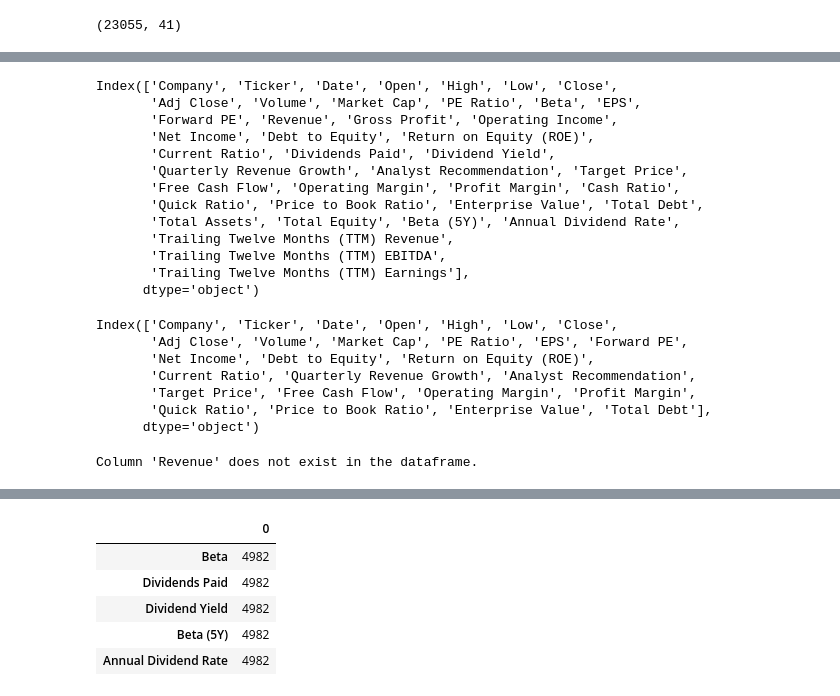
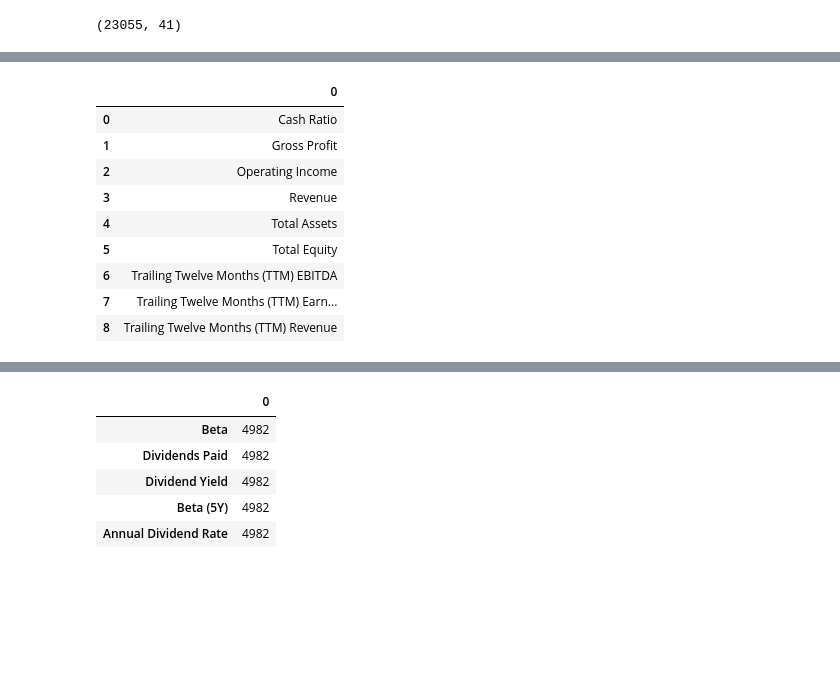
Before and after one commit to madhan96p/FAANG, a Jupyter notebook: FAANG_cleaning.ipynb, the cells around one changed output, grey strips where cells are left out. Cells and saved outputs as stored; diff of their text form; code cells hidden in the pictures; blank space fills up the shorter version.

```diff
--- a/FAANG_cleaning.ipynb
+++ b/FAANG_cleaning.ipynb
@@ -60,38 +44,14 @@ dd.shape # without code 14 columns were dropped and with code 9 columns were dro
-# %%
-df.columns
-# %% [output]
-Index(['Company', 'Ticker', 'Date', 'Open', 'High', 'Low', 'Close',
-       'Adj Close', 'Volume', 'Market Cap', 'PE Ratio', 'Beta', 'EPS',
-       'Forward PE', 'Revenue', 'Gross Profit', 'Operating Income',
-       'Net Income', 'Debt to Equity', 'Return on Equity (ROE)',
-       'Current Ratio', 'Dividends Paid', 'Dividend Yield',
-       'Quarterly Revenue Growth', 'Analyst Recommendation', 'Target Price',
-       'Free Cash Flow', 'Operating Margin', 'Profit Margin', 'Cash Ratio',
-       'Quick Ratio', 'Price to Book Ratio', 'Enterprise Value', 'Total Debt',
-       'Total Assets', 'Total Equity', 'Beta (5Y)', 'Annual Dividend Rate',
-       'Trailing Twelve Months (TTM) Revenue',
-       'Trailing Twelve Months (TTM) EBITDA',
-       'Trailing Twelve Months (TTM) Earnings'],
-      dtype='object')
-# %%
-dd.columns
-# %% [output]
-Index(['Company', 'Ticker', 'Date', 'Open', 'High', 'Low', 'Close',
-       'Adj Close', 'Volume', 'Market Cap', 'PE Ratio', 'EPS', 'Forward PE',
-       'Net Income', 'Debt to Equity', 'Return on Equity (ROE)',
-       'Current Ratio', 'Quarterly Revenue Growth', 'Analyst Recommendation',
-       'Target Price', 'Free Cash Flow', 'Operating Margin', 'Profit Margin',
-       'Quick Ratio', 'Price to Book Ratio', 'Enterprise Value', 'Total Debt'],
-      dtype='object')
-# %%
-df.isnull().sum()
-
-df = df.dropna(axis=1, thresh=int(df.shape[0]*0.9))  # Drop columns with more than 10% missing values
-
-if 'Revenue' in df.columns:
-	df['Revenue'] = df['Revenue'].fillna(df['Revenue'].median())
-else:
-	print("Column 'Revenue' does not exist in the dataframe.")
-# %% [output]
-Column 'Revenue' does not exist in the dataframe.
+# %%
+pd.DataFrame(df.columns.difference(dd.columns))
+# %% [output]
+|  | 0 |
+| 0 | Cash Ratio |
+| 1 | Gross Profit |
+| 2 | Operating Income |
+| 3 | Revenue |
+| 4 | Total Assets |
+| 5 | Total Equity |
+| 6 | Trailing Twelve Months (TTM) EBITDA |
+| 7 | Trailing Twelve Months (TTM) Earn... |
+| 8 | Trailing Twelve Months (TTM) Revenue |
 # %%
```
Also changed, not shown: parts of 20 cells of this notebook.
